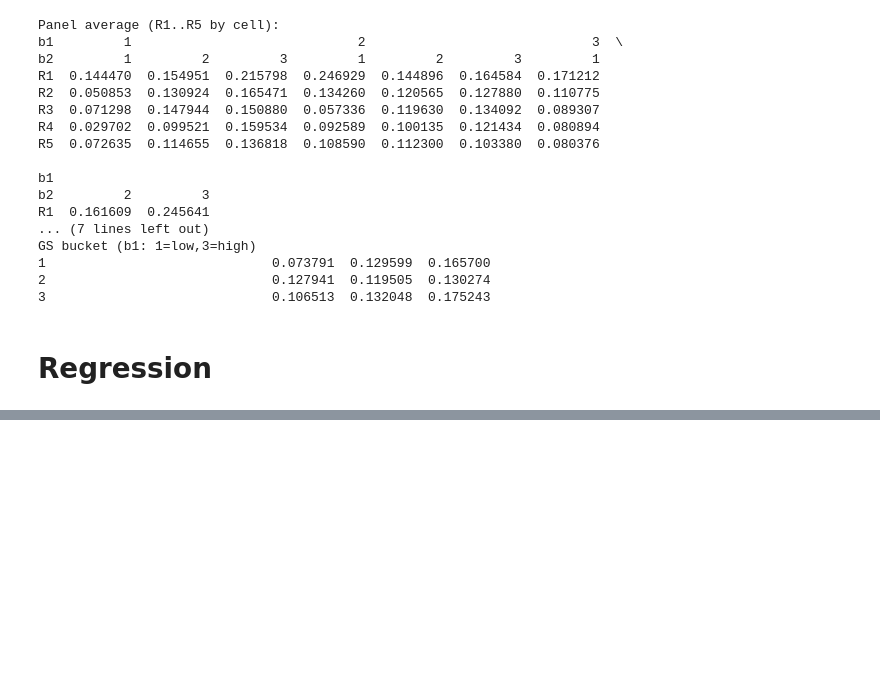
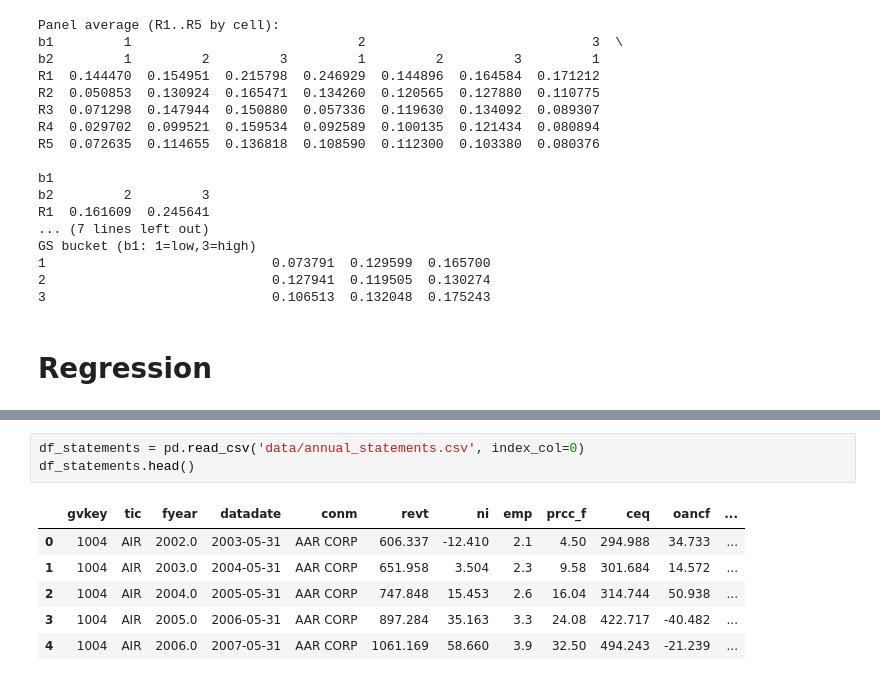
Before and after one commit to wduan10/bem104, a Jupyter notebook: main.ipynb, the cells around one changed output, grey strips where cells are left out. Saved outputs shown, nothing was run; the diff lists cells and outputs as text; blank space fills up the shorter version.

```diff
--- a/main.ipynb
+++ b/main.ipynb
@@ -897,0 +1054,10 @@ GS bucket (b1: 1=low,3=high)
+# %%
+df_statements = pd.read_csv('data/annual_statements.csv', index_col=0)
+df_statements.head()
+# %% [output]
+|  | gvkey | tic | fyear | datadate | conm | revt | ni | emp | prcc_f | ceq | oancf | ... |
+| 0 | 1004 | AIR | 2002.0 | 2003-05-31 | AAR CORP | 606.337 | -12.410 | 2.1 | 4.50 | 294.988 | 34.733 | ... |
+| 1 | 1004 | AIR | 2003.0 | 2004-05-31 | AAR CORP | 651.958 | 3.504 | 2.3 | 9.58 | 301.684 | 14.572 | ... |
+| 2 | 1004 | AIR | 2004.0 | 2005-05-31 | AAR CORP | 747.848 | 15.453 | 2.6 | 16.04 | 314.744 | 50.938 | ... |
+| 3 | 1004 | AIR | 2005.0 | 2006-05-31 | AAR CORP | 897.284 | 35.163 | 3.3 | 24.08 | 422.717 | -40.482 | ... |
+| 4 | 1004 | AIR | 2006.0 | 2007-05-31 | AAR CORP | 1061.169 | 58.660 | 3.9 | 32.50 | 494.243 | -21.239 | ... |
```
Also changed, not shown: parts of 3 cells of this notebook.
